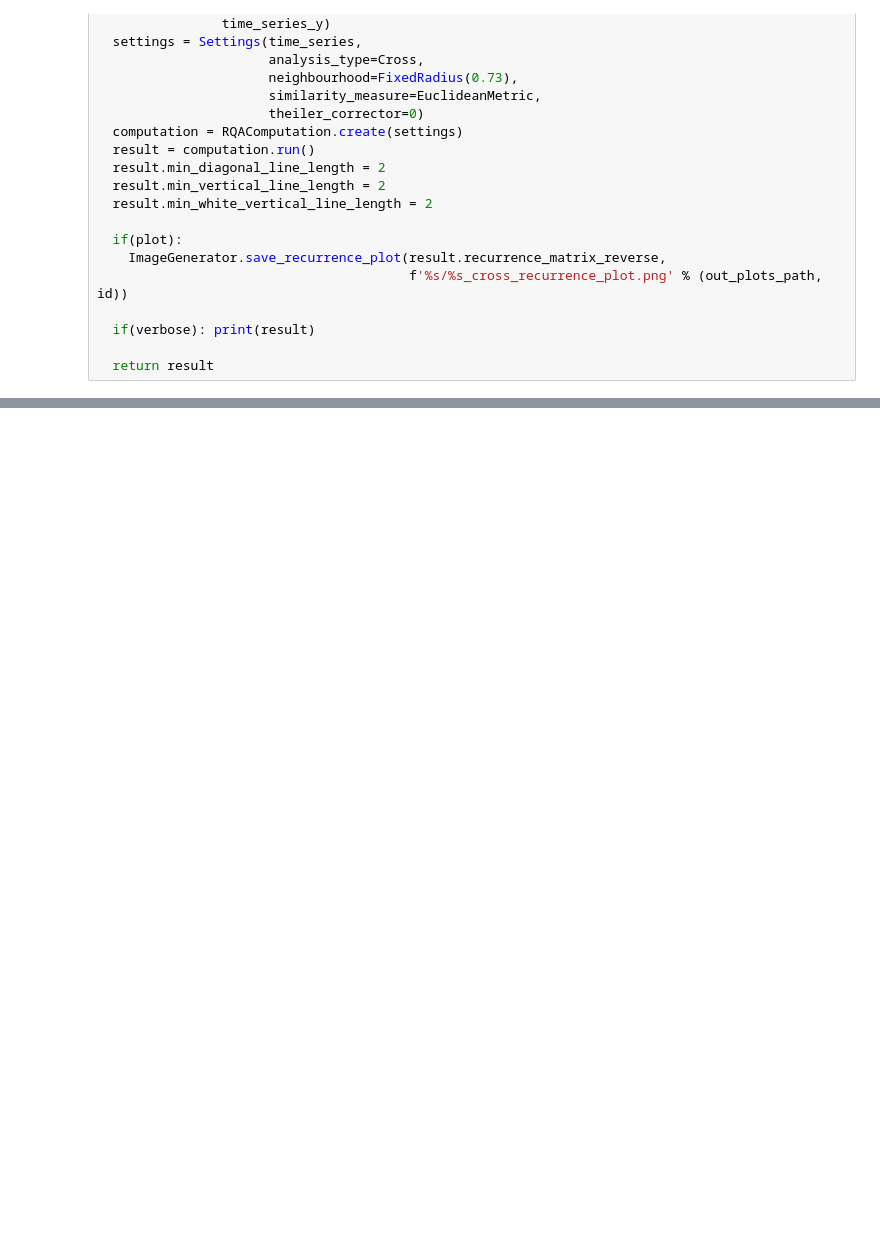
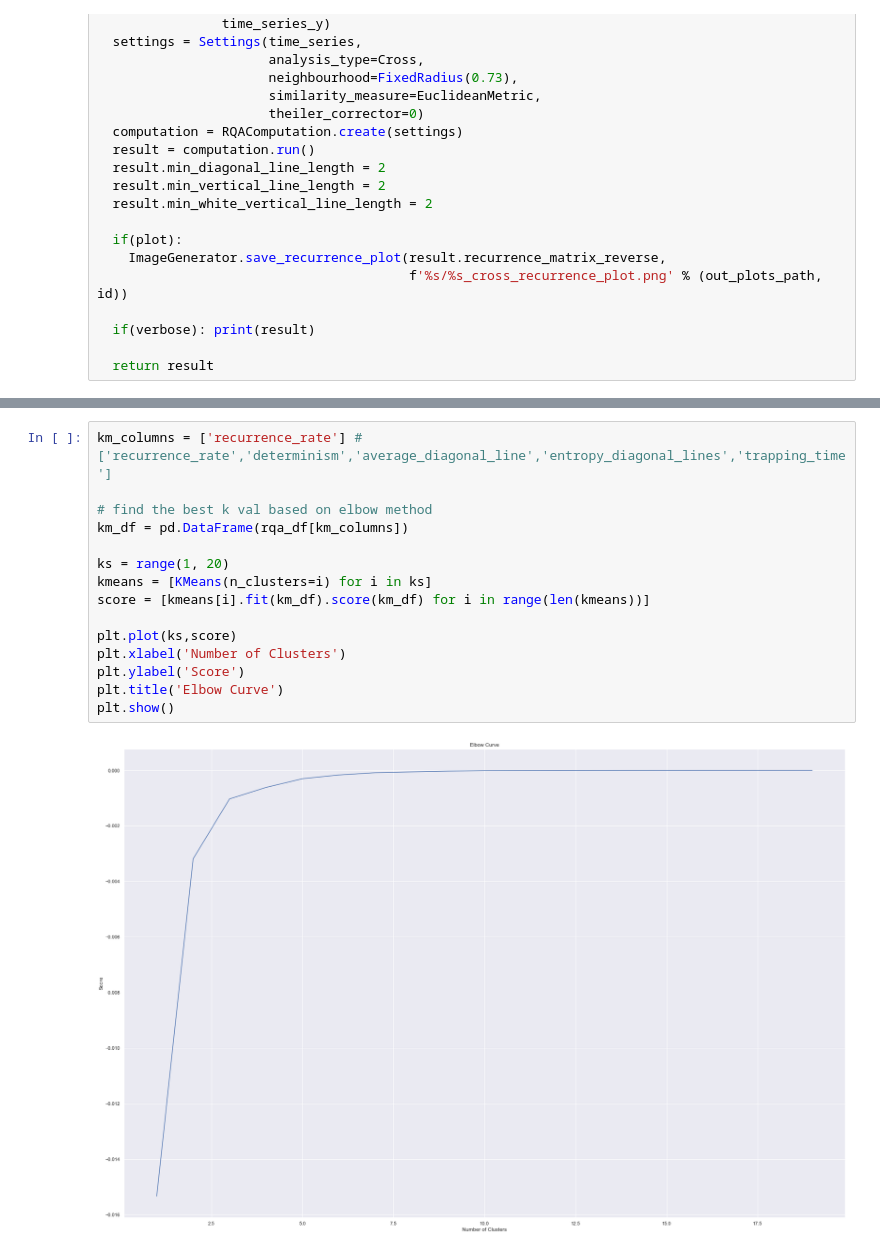
Before and after one commit to epleaner/mled-rqa, a Jupyter notebook: rqa.ipynb, the cells around one changed output, grey strips where cells are left out. Cells and saved outputs as stored; diff of their text form; blank space fills up the shorter version.

```diff
--- a/rqa.ipynb
+++ b/rqa.ipynb
@@ -91,0 +188,17 @@ def cross_rqa(x, y, id,plot=True,verbose=True):
+# %%
+km_columns = ['recurrence_rate'] #['recurrence_rate','determinism','average_diagonal_line','entropy_diagonal_lines','trapping_time']
+
+# find the best k val based on elbow method
+km_df = pd.DataFrame(rqa_df[km_columns])
+
+ks = range(1, 20)
+kmeans = [KMeans(n_clusters=i) for i in ks]
+score = [kmeans[i].fit(km_df).score(km_df) for i in range(len(kmeans))]
+
+plt.plot(ks,score)
+plt.xlabel('Number of Clusters')
+plt.ylabel('Score')
+plt.title('Elbow Curve')
+plt.show()
+# %% [output]
+[figure, added]
```
Also changed, not shown: parts of 14 cells of this notebook, 10 other files.
